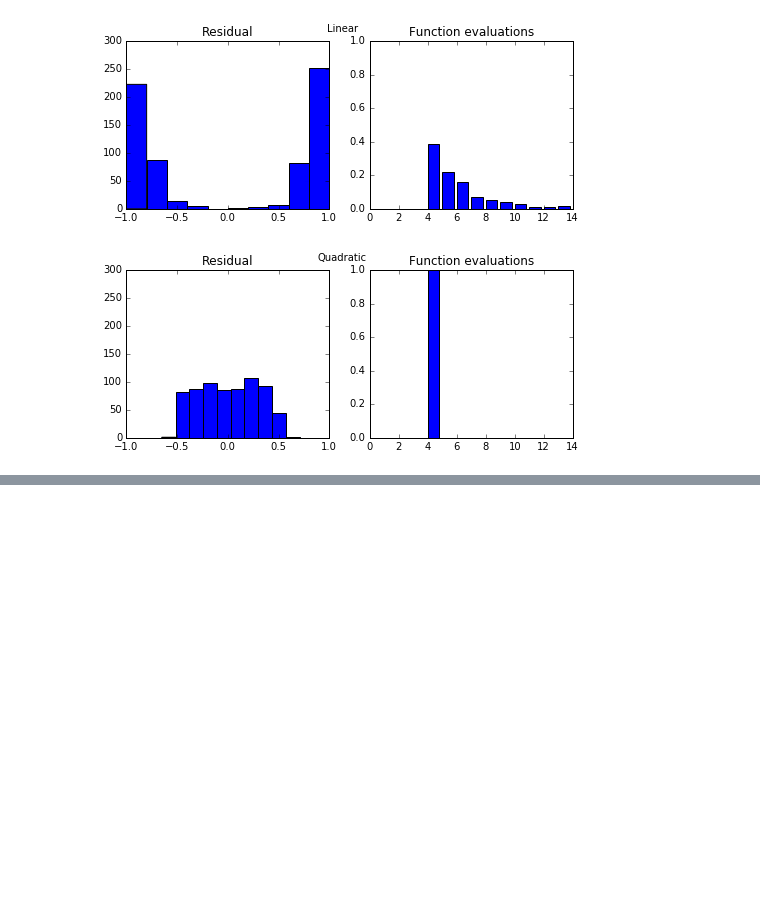
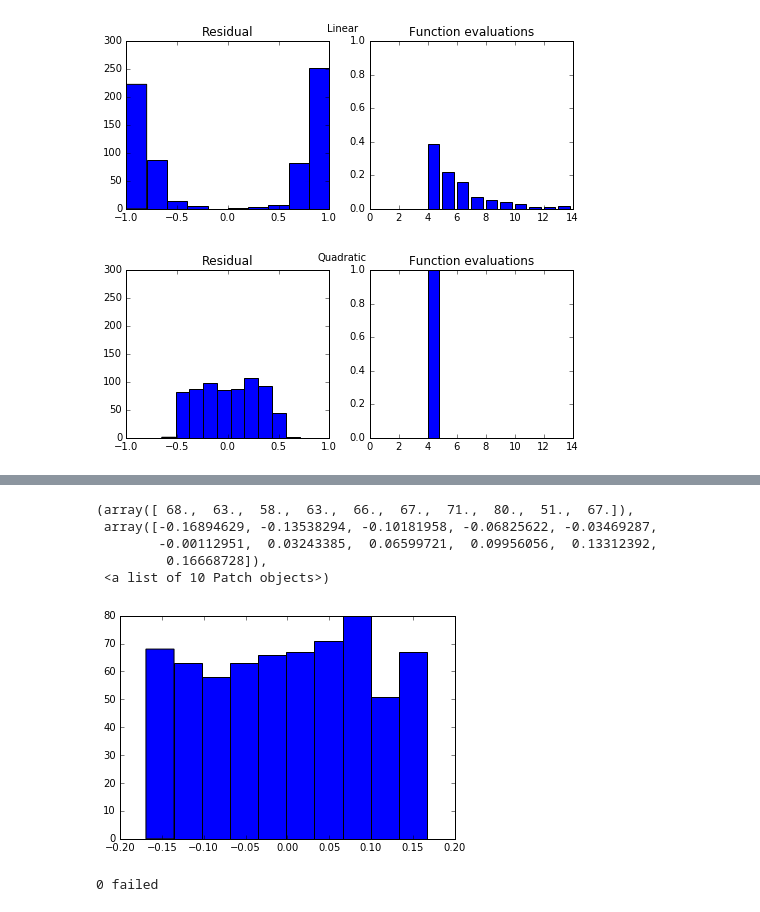
Before and after one commit to hovren/rsimusim, a Jupyter notebook: Cost Function Evaluation.ipynb, the cells around one changed output, grey strips where cells are left out. Drawn from its saved outputs; the diff is of its cells as text; code cells hidden in the pictures; blank space fills up the shorter version.

```diff
--- a/Cost Function Evaluation.ipynb
+++ b/Cost Function Evaluation.ipynb
@@ -20,16 +21,19 @@ from rsimusim.misc import CalibratedGyroStream
 from rsimusim.dataset import Dataset
 %matplotlib inline
 # %%
-def cost_function_base(t0, landmark, trajectory, camera_model, row, method='abs'):
-    row_delta = camera_model.readout / float(camera_model.rows)
-    row_time = t0 + row * row_delta
-    R = np.array(trajectory.rotation(row_time).toMatrix())
-    p = trajectory.position(row_time)
+def project_at_time(t, landmark, trajectory, camera_model):
+    R = np.array(trajectory.rotation(t).toMatrix())
+    p = trajectory.position(t)
     T = np.hstack((R.T, np.dot(R.T, -p)))
     Xh = np.ones((4,1))
     Xh[:3] = landmark
     landmark_camera = np.dot(T, Xh)
-    x, y = camera_model.project(landmark_camera).ravel()
+    return camera_model.project(landmark_camera)
+
+def cost_function_base(t0, landmark, trajectory, camera_model, row, method='abs'):
+    row_delta = camera_model.readout / float(camera_model.rows)
+    t = t0 + row * row_delta
+    x, y = project_at_time(t, landmark, trajectory, camera_model).ravel()
     residual = row - y
     if method == 'abs':
         return np.abs(residual)
@@ -79,7 +83,10 @@ for t0 in frame_times:
         cost_func = np.vectorize(functools.partial(cost_function_base, t0, X, ds.trajectory, pinhole_camera, method='linear'))
         cost_linear = cost_func(rows)
         cost_abs = np.abs(cost_linear)
-        row_minimum = np.argmin(cost_abs)
+        # Find "true" minimum with subpix accuracy around current minima
+        min_row = np.argmin(cost_abs)
+        row_minimum = scipy.optimize.minimize_scalar(lambda x: cost_func(x)**2, bounds=(min_row-0.5, min_row+0.5)).x
+        #row_minimum = np.argmin(cost_abs)
         if np.min(cost_abs) < 1: # point is visible in this camera
             # SOlve linear two point model
             cost_a = cost_linear[a]
@@ -106,7 +113,6 @@ def valid_root(roots, camera_model):
     if not len(roots) == 2:
         raise NotImplementedError("Only quadratic roots implemented")
     if np.all(roots < 0) or np.all(roots > camera_model.rows - 1) or (np.all(roots >= 0) and np.all(roots <= camera_model.rows - 1)):
-        print 'No valid roots', roots
         return None
     else:
         for r in roots:
@@ -121,10 +127,15 @@ display(pbar)
 for _, X, t0 in problematic:
     # Find original two points
     cost_func = np.vectorize(functools.partial(cost_function_base, t0, X, ds.trajectory, pinhole_camera, method='linear'))
+    cost_func_abs = np.vectorize(functools.partial(cost_function_base, t0, X, ds.trajectory, pinhole_camera, method='abs'))
     cost_linear = cost_func(rows)
     cost_a = cost_linear[a]
     cost_b = cost_linear[b]
-    final_true = np.argmin(np.abs(cost_linear))
+    min_row = np.argmin(np.abs(cost_linear))
+    final_true = scipy.optimize.minimize_scalar(cost_func_abs, bounds=(min_row-0.5, min_row+0.5)).x
+    print min_row, final_true
+    break
+    #final_true = np.argmin(np.abs(cost_linear))
 
     # Create the third based on linear estimate
     c = a - cost_a * (b - a) / (cost_b - cost_a)
@@ -224,0 +267,37 @@ quadratic_result
+# %%
+row_all = np.arange(3 * pinhole_camera.rows) / 3.
+errors_our = []
+pbar = IntProgress(min=0, max=len(problematic) - 1)
+display(pbar)
+for residual, X, t0 in problematic:
+    cost_func = np.vectorize(functools.partial(cost_function_base, t0, X, ds.trajectory, pinhole_camera, method='linear'))
+    full_cost = cost_func(row_all)
+    row_min = row_all[np.argmin(np.abs(full_cost))]
+    try:
+        p_our = project_rs(X, t0, ds.trajectory, pinhole_camera)
+    except ValueError:
+        print 'Failed to project'
+    err_our = float(p_our[1]) - row_min
+    errors_our.append(err_our)
+    pbar.value += 1
+plt.hist(errors_our)
+# %% [output]
+(array([ 68.,  63.,  58.,  63.,  66.,  67.,  71.,  80.,  51.,  67.]),
+ array([-0.16894629, -0.13538294, -0.10181958, -0.06825622, -0.03469287,
+        -0.00112951,  0.03243385,  0.06599721,  0.09956056,  0.13312392,
+         0.16668728]),
+ <a list of 10 Patch objects>)
+[figure, added]
+# %%
+pbar = IntProgress(min=0, max=len(problematic) - 1)
+display(pbar)
+failed = []
+for _, X, t0 in problematic:
+    try:
+        p = project_rs(X, t0, ds.trajectory, pinhole_camera)
+    except ValueError:
+        failed.append((X, t0))
+    pbar.value += 1
+print len(failed), 'failed'
+# %% [output]
+0 failed
```
Also changed, not shown: parts of 16 cells of this notebook, 4 other files.
